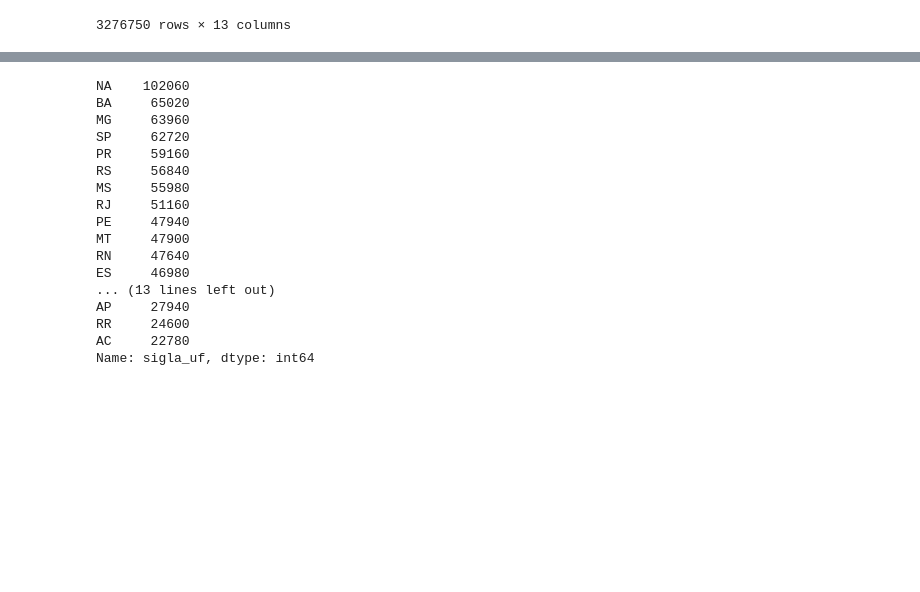
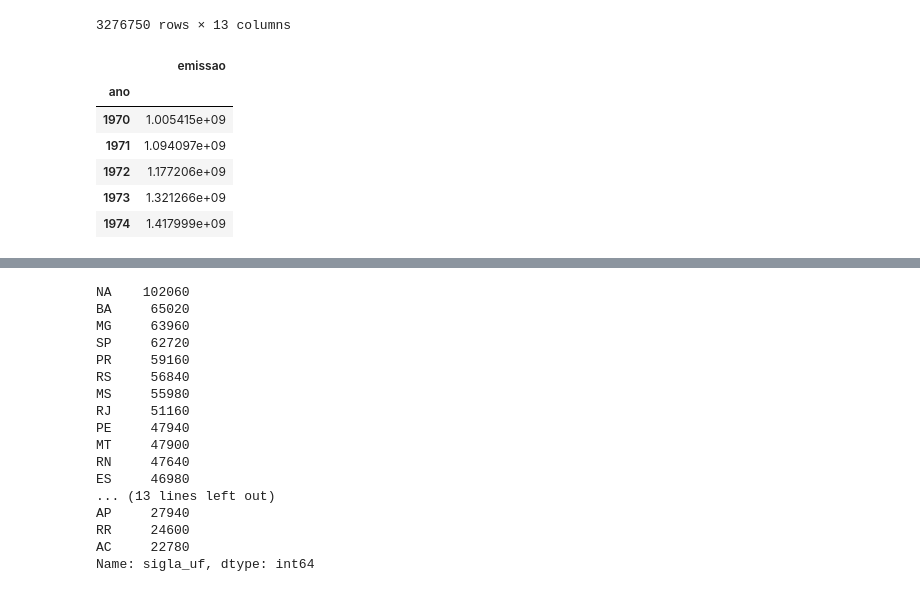
Before and after one commit to eduardochaves1/efeito-estufa-brasil, a Jupyter notebook: notebooks/data_cleaning.ipynb, the cells around one changed output, grey strips where cells are left out. Cells and saved outputs as stored; diff of their text form; code cells hidden in the pictures; blank space fills up the shorter version.

Commit message:
EXPORTED specific data about yearly emissions

```diff
--- a/notebooks/data_cleaning.ipynb
+++ b/notebooks/data_cleaning.ipynb
@@ -40,3 +40,14 @@ df
 | 3276748 | 2019 | AM | Energia | Emissões pela Queima de Combustíveis | Produção de Combustíveis | Refino de petróleo | Gás de refinaria | Centrais Elétricas Autoprodutoras | Emissão | CH4 (t) | ... |
 | 3276749 | 2019 | TO | Energia | Emissões pela Queima de Combustíveis | Transportes | Hidroviário | Óleo diesel | Embarcações | Emissão | CO2e (t) GTP-AR5 | ... |
 3276750 rows × 13 columns
+# %%
+df_emission_by_year = df.groupby('ano').sum('emissao')
+df_emission_by_year.head()
+# %% [output]
+|  | emissao |
+| ano |  |
+| 1970 | 1.005415e+09 |
+| 1971 | 1.094097e+09 |
+| 1972 | 1.177206e+09 |
+| 1973 | 1.321266e+09 |
+| 1974 | 1.417999e+09 |
```
Also changed, not shown: parts of 1 cell of this notebook, 1 other file.
